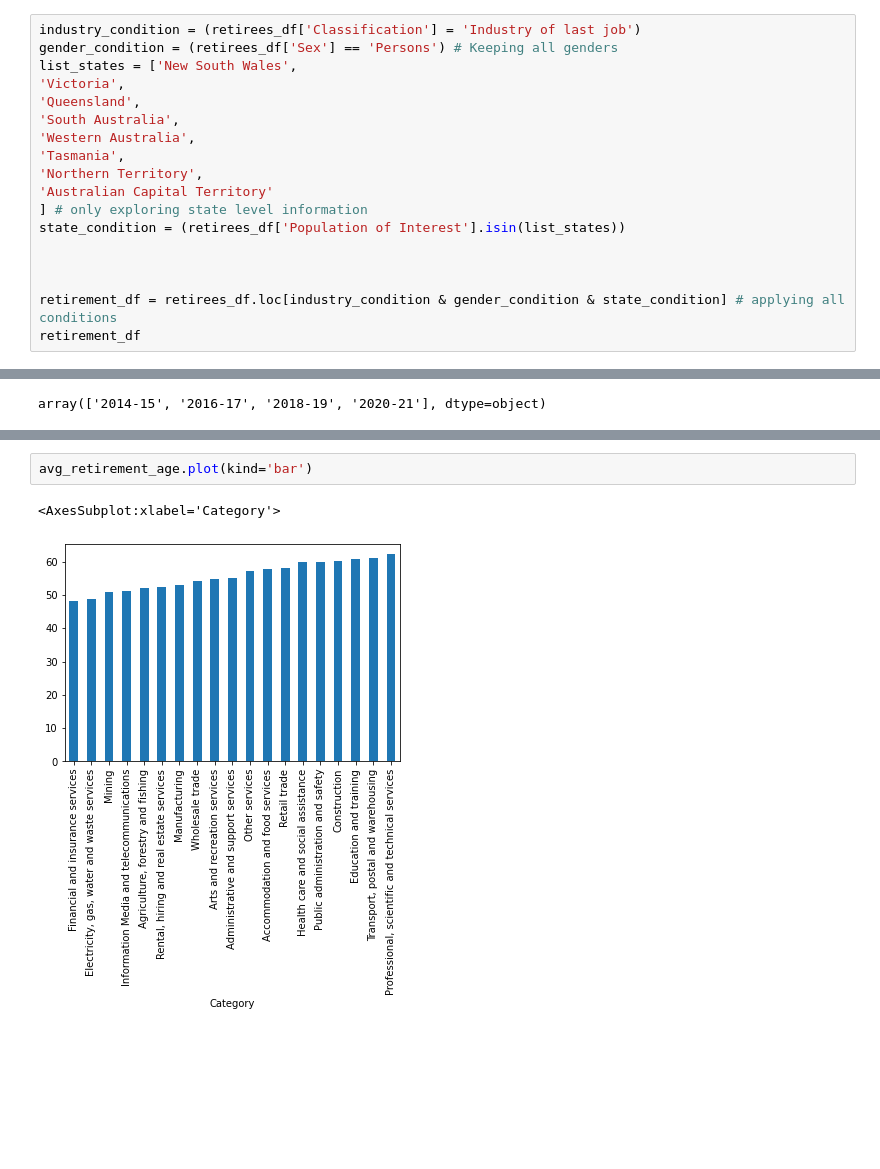
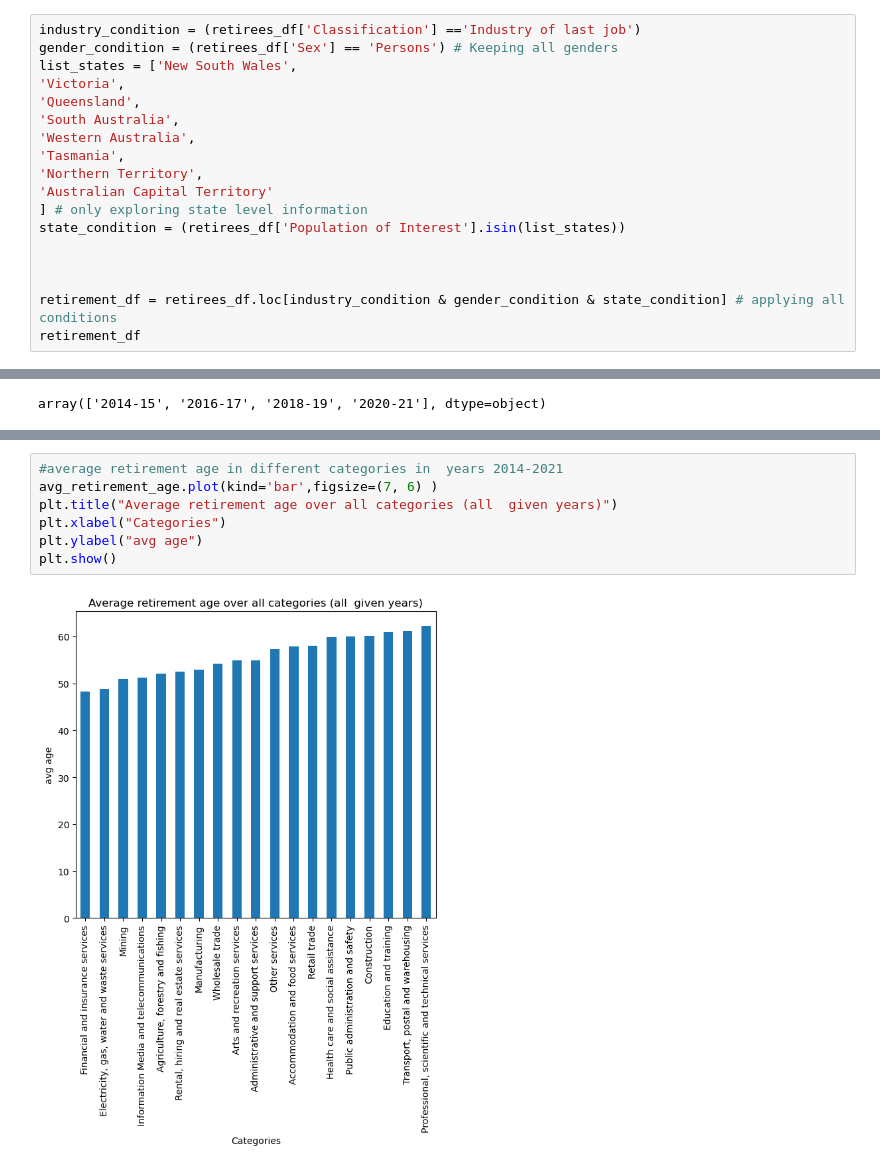
Before and after one commit to braydonnugent/Project1_Group4, a Jupyter notebook: question1_SV.ipynb, the cells around one changed output, grey strips where cells are left out. Cells and saved outputs as stored; diff of their text form; blank space fills up the shorter version.

```diff
--- a/question1_SV.ipynb
+++ b/question1_SV.ipynb
@@ -54,7 +57,7 @@ array(['Agriculture, forestry and fishing', 'Mining', 'Manufacturing',
 # %% [markdown]
 # Do certain professions retire at an earlier age?
 # %%
-industry_condition = (retirees_df['Classification'] = 'Industry of last job')
+industry_condition = (retirees_df['Classification'] =='Industry of last job')
 gender_condition = (retirees_df['Sex'] == 'Persons') # Keeping all genders
 list_states = ['New South Wales',
 'Victoria',
@@ -113,8 +117,12 @@ Transport, postal and warehousing                  61.098969
 Professional, scientific and technical services    62.176594
 Name: Average age at retirement years, dtype: float64
 # %%
-avg_retirement_age.plot(kind='bar')
+#average retirement age in different categories in  years 2014-2021
+avg_retirement_age.plot(kind='bar',figsize=(7, 6) )
+plt.title("Average retirement age over all categories (all  given years)")
+plt.xlabel("Categories")
+plt.ylabel("avg age")
+plt.show()
 # %% [output]
-<AxesSubplot:xlabel='Category'>
-[figure, old version]
+[figure, new version]
 # %%
```
Also changed, not shown: parts of 12 cells of this notebook.
